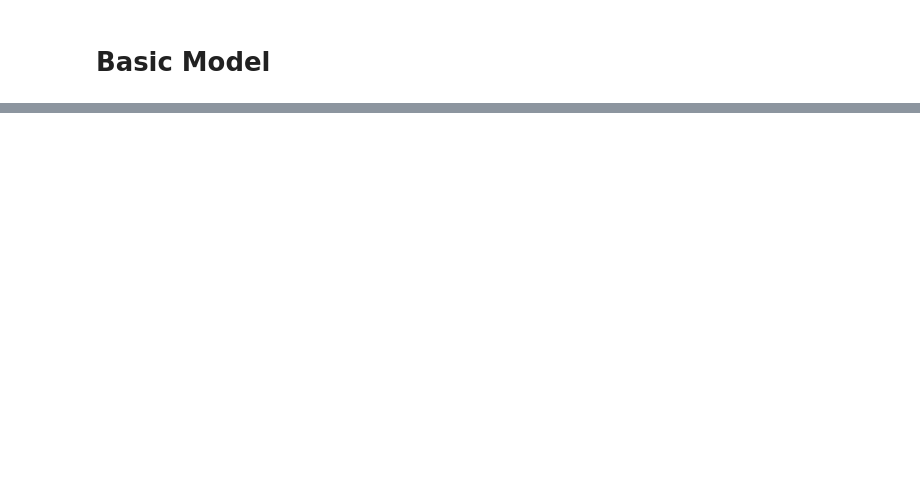
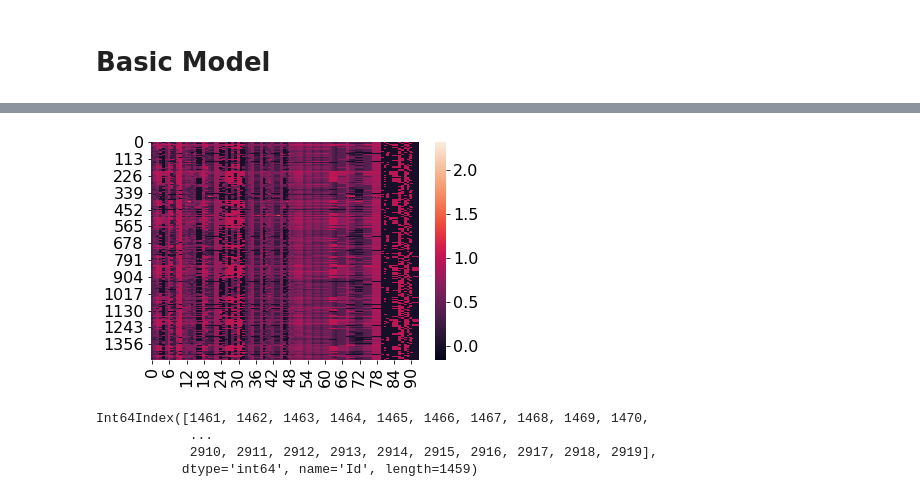
Before and after one commit to 4d30/ames, a Jupyter notebook: ames2.ipynb, the cells around one changed output, grey strips where cells are left out. Drawn from its saved outputs; the diff is of its cells as text; code cells hidden in the pictures; blank space fills up the shorter version.

```diff
--- a/ames2.ipynb
+++ b/ames2.ipynb
@@ -732,0 +681,26 @@ df_submit[0:5]
+# %%
+# Full grades & scores
+test['OverallGrade'] = test['OverallQual']*test['OverallCond']
+test['ExterGrade'] = test['ExterQual']*test['ExterCond']
+test['GarageGrade'] = test['GarageQual']*test['GarageCond']
+test['GarageQScore'] = (test['GarageArea']*test['GarageQual']).astype(np.float64)
+test['GarageCScore'] = test['GarageArea']*test['GarageCond']
+test['KitchenScore'] = test['KitchenAbvGr']*test['KitchenQual']
+test['FireplaceScore'] = test['Fireplaces']*test['FireplaceQu']
+test['PoolScore'] = test['PoolArea']*test['PoolQC']
+
+# Basic grades & scores
+test['BasicOverallGrade'] = test['BasicOverallQual']*test['BasicOverallCond']
+test['BasicExterGrade'] = test['BasicExterQual']*test['BasicExterCond']
+test['BasicGarageGrade'] = test['BasicGarageQual']*test['BasicGarageCond']
+test['BasicGarageQscore'] = test['GarageArea']*test['BasicGarageQual']
+test['BasicGarageCscore'] = test['GarageArea']*test['BasicGarageCond']
+test['BasicKitchenScore'] = test['KitchenAbvGr']*test['BasicKitchenQual']
+test['BasicFireplaceScore'] = test['Fireplaces']*test['BasicFireplaceQu']
+test['BasicPoolScore'] = test['PoolArea']*test['BasicPoolQC']
+
+
+test['TotalBath'] = test['FullBath'] + test['BsmtFullBath'] + (0.5)*(test['HalfBath'] + test['BsmtHalfBath'])
+test['TotalSF'] = test['GrLivArea'] + test['TotalBsmtSF']
+test['TotalFlrsSF'] = test['1stFlrSF'] + test['2ndFlrSF']
+test['TotalPorchSF'] = test['OpenPorchSF'] + test['EnclosedPorch'] + test['ScreenPorch'] + test['3SsnPorch']
@@ -732,0 +793,8 @@ df_submit[0:5]
+# %%
+test_n = test.loc[:,numeric]
+test_c = test.loc[:,categoric]
+test_n[skewed_features] = np.log1p(test_n[skewed_features].astype(np.float64))
+# %%
+test_c = pd.get_dummies(test_c)
+test = pd.concat([test_n,test_c],axis=1)
+test.shape
@@ -732,0 +902,12 @@ df_submit[0:5]
+# %%
+sns.heatmap(X_submit)
+plt.show()
+# %% [output]
+[figure, added]
+# %%
+test.index
+# %% [output]
+Int64Index([1461, 1462, 1463, 1464, 1465, 1466, 1467, 1468, 1469, 1470,
+            ...
+            2910, 2911, 2912, 2913, 2914, 2915, 2916, 2917, 2918, 2919],
+           dtype='int64', name='Id', length=1459)
```
Also changed, not shown: parts of 60 cells of this notebook.
